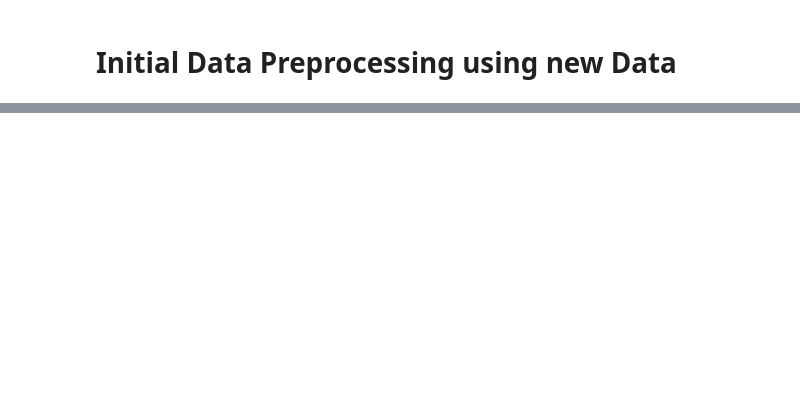
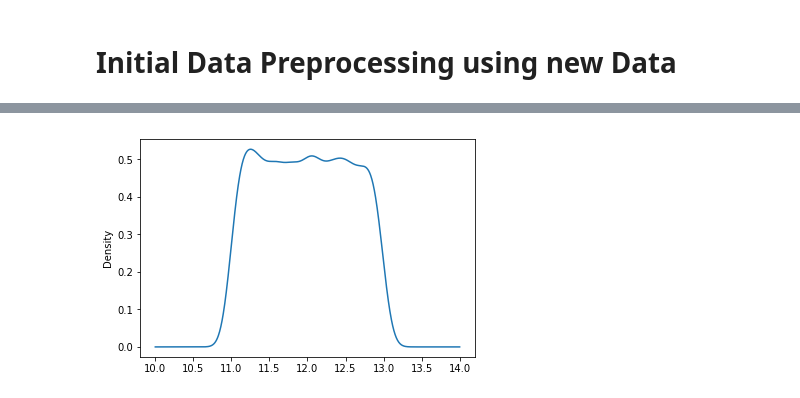
Before and after one commit to jesus-r-mendoza/Operations-Data-and-Mgmt-System, a Jupyter notebook: machine-learning/data-analysis/New-Data-Preprocessing.ipynb, the cells around one changed output, grey strips where cells are left out. Cells and saved outputs as stored; diff of their text form; code cells hidden in the pictures; blank space fills up the shorter version.

```diff
--- a/machine-learning/data-analysis/New-Data-Preprocessing.ipynb
+++ b/machine-learning/data-analysis/New-Data-Preprocessing.ipynb
@@ -44,0 +49,5 @@ plt.scatter(time[0::100], vals[0::100])
+# %%
+def kde_graph(data_tup):
+    vals, time = data_tup
+    s = pd.Series(vals)
+    s.plot(kind='kde')
@@ -44,0 +58,4 @@ plt.scatter(time[0::100], vals[0::100])
+# %%
+kde_graph(data[0])
+# %% [output]
+[figure, added]
```
Also changed, not shown: parts of 16 cells of this notebook.
